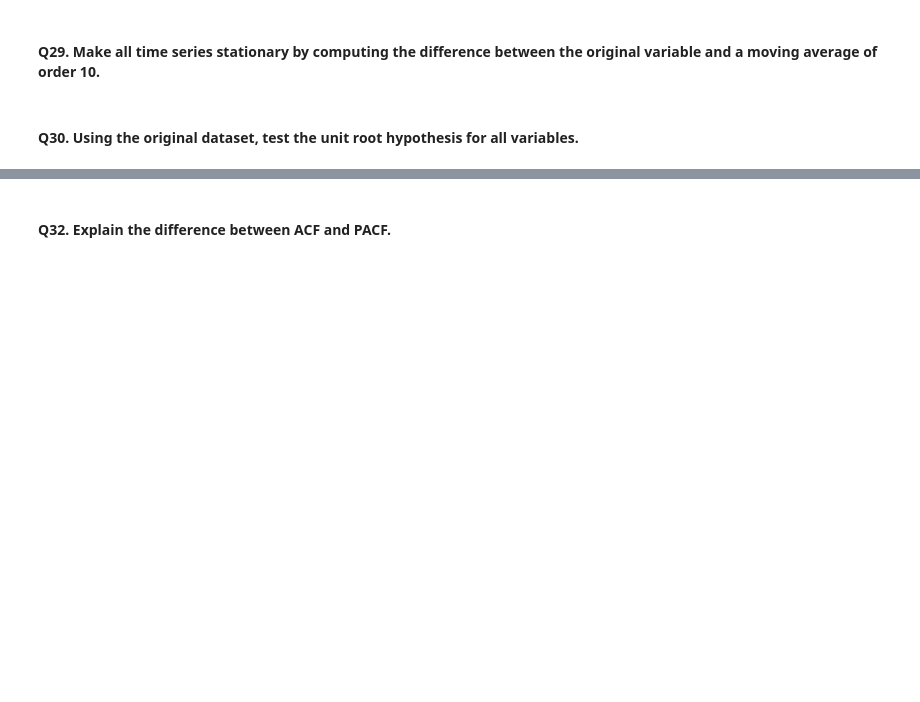
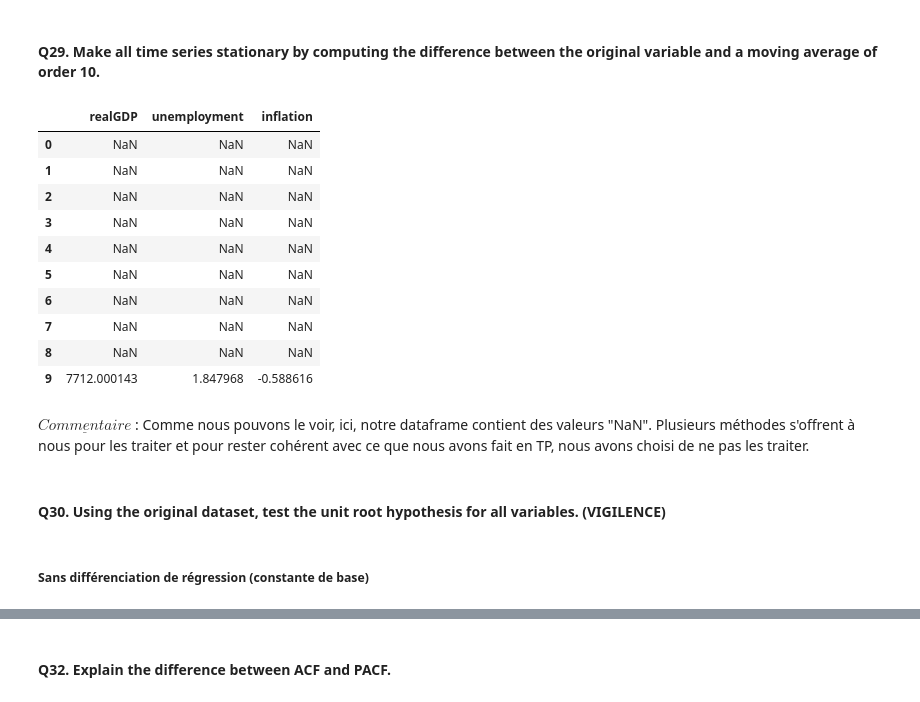
Before and after one commit to pralban/Econometrics, a Jupyter notebook: econometrics_notebook.ipynb, the cells around one changed output, grey strips where cells are left out. Cells and saved outputs as stored; diff of their text form; code cells hidden in the pictures; blank space fills up the shorter version.

```diff
--- a/econometrics_notebook.ipynb
+++ b/econometrics_notebook.ipynb
@@ -889,4 +912,29 @@ df.head()
 # %% [markdown]
 #### Q29. Make all time series stationary by computing the difference between the original variable and a moving average of order 10.
+# %%
+# Calcul de la moyenne mobile sur 10 périodes
+df_mm_10 = df.rolling(window=10).mean()
+
+# Calcul des séries stationnaires
+df_stationnaire_10 = df - df_mm_10
+
+# Affichage des premières lignes du DataFrame
+df_stationnaire_10.head(10)
+# %% [output]
+|  | realGDP | unemployment | inflation |
+| 0 | NaN | NaN | NaN |
+| 1 | NaN | NaN | NaN |
+| 2 | NaN | NaN | NaN |
+| 3 | NaN | NaN | NaN |
+| 4 | NaN | NaN | NaN |
+| 5 | NaN | NaN | NaN |
+| 6 | NaN | NaN | NaN |
+| 7 | NaN | NaN | NaN |
+| 8 | NaN | NaN | NaN |
+| 9 | 7712.000143 | 1.847968 | -0.588616 |
+# %% [markdown]
+$\underline{Commentaire}$ : Comme nous pouvons le voir, ici, notre dataframe contient des valeurs "NaN". Plusieurs méthodes s'offrent à nous pour les traiter et pour rester cohérent avec ce que nous avons fait en TP, nous avons choisi de ne pas les traiter.
 # %% [markdown]
-#### Q30. Using the original dataset, test the unit root hypothesis for all variables.
+#### Q30. Using the original dataset, test the unit root hypothesis for all variables. (VIGILENCE)
+# %% [markdown]
+##### Sans différenciation de régression (constante de base)
```
Also changed, not shown: parts of 40 cells of this notebook.
